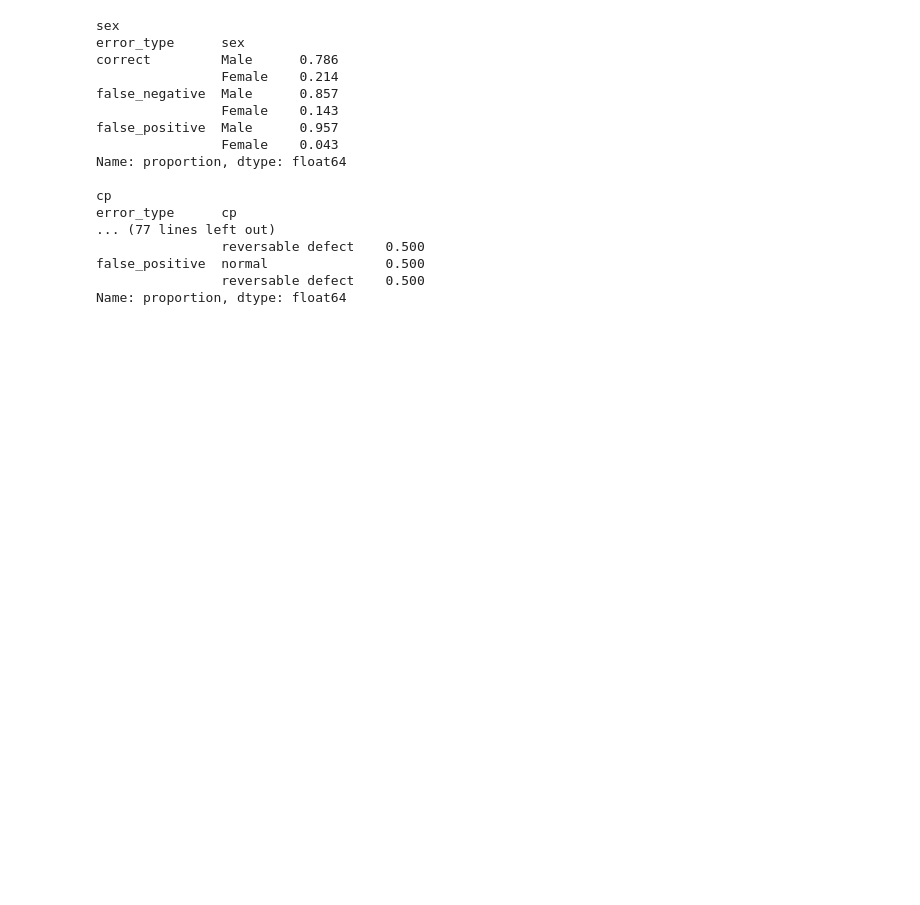
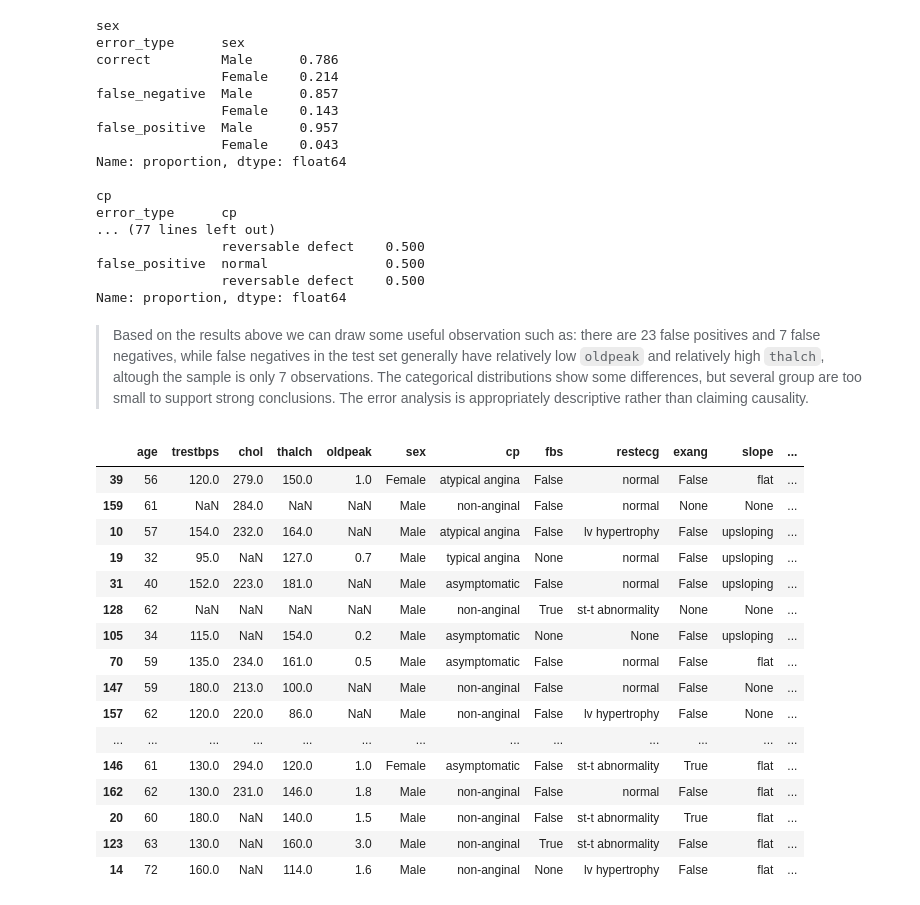
Before and after one commit to muhammadraditya28r/uci-heart-disease-ml, a Jupyter notebook: notebooks/04_model_evaluation.ipynb, the cells around one changed output. Cells and saved outputs as stored; diff of their text form; code cells hidden in the pictures; blank space fills up the shorter version.

Commit message:
feat: add probabaility analysis in test set

```diff
--- a/notebooks/04_model_evaluation.ipynb
+++ b/notebooks/04_model_evaluation.ipynb
@@ -138,3 +138,29 @@ error_type      cp
 false_positive  normal               0.500
                 reversable defect    0.500
 Name: proportion, dtype: float64
+# %% [markdown]
+> Based on the results above we can draw some useful observation such as: there are 23 false positives and 7 false negatives, while false negatives in the test set generally have relatively low `oldpeak` and relatively high `thalch`, altough the sample is only 7 observations. The categorical distributions show some differences, but several group are too small to support strong conclusions. The error analysis is appropriately descriptive rather than claiming causality.
+# %%
+incorrect_predictions = errors[errors["error_type"] != "correct"].sort_values(
+    "probability"
+)
+# %%
+incorrect_predictions
+# %% [output]
+|  | age | trestbps | chol | thalch | oldpeak | sex | cp | fbs | restecg | exang | slope | ... |
+| 39 | 56 | 120.0 | 279.0 | 150.0 | 1.0 | Female | atypical angina | False | normal | False | flat | ... |
+| 159 | 61 | NaN | 284.0 | NaN | NaN | Male | non-anginal | False | normal | None | None | ... |
+| 10 | 57 | 154.0 | 232.0 | 164.0 | NaN | Male | atypical angina | False | lv hypertrophy | False | upsloping | ... |
+| 19 | 32 | 95.0 | NaN | 127.0 | 0.7 | Male | typical angina | None | normal | False | upsloping | ... |
+| 31 | 40 | 152.0 | 223.0 | 181.0 | NaN | Male | asymptomatic | False | normal | False | upsloping | ... |
+| 128 | 62 | NaN | NaN | NaN | NaN | Male | non-anginal | True | st-t abnormality | None | None | ... |
+| 105 | 34 | 115.0 | NaN | 154.0 | 0.2 | Male | asymptomatic | None | None | False | upsloping | ... |
+| 70 | 59 | 135.0 | 234.0 | 161.0 | 0.5 | Male | asymptomatic | False | normal | False | flat | ... |
+| 147 | 59 | 180.0 | 213.0 | 100.0 | NaN | Male | non-anginal | False | normal | False | None | ... |
+| 157 | 62 | 120.0 | 220.0 | 86.0 | NaN | Male | non-anginal | False | lv hypertrophy | False | None | ... |
+| ... | ... | ... | ... | ... | ... | ... | ... | ... | ... | ... | ... | ... |
+| 146 | 61 | 130.0 | 294.0 | 120.0 | 1.0 | Female | asymptomatic | False | st-t abnormality | True | flat | ... |
+| 162 | 62 | 130.0 | 231.0 | 146.0 | 1.8 | Male | non-anginal | False | normal | False | flat | ... |
+| 20 | 60 | 180.0 | NaN | 140.0 | 1.5 | Male | non-anginal | False | st-t abnormality | True | flat | ... |
+| 123 | 63 | 130.0 | NaN | 160.0 | 3.0 | Male | non-anginal | True | st-t abnormality | False | flat | ... |
+| 14 | 72 | 160.0 | NaN | 114.0 | 1.6 | Male | non-anginal | None | lv hypertrophy | False | flat | ... |
```
Also changed, not shown: parts of 3 cells of this notebook, 1 other file.
